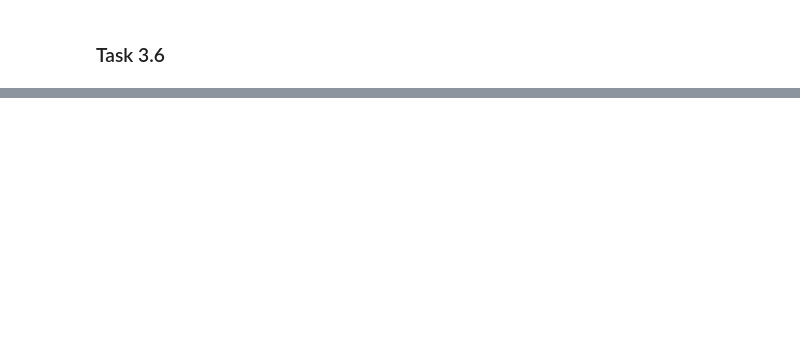
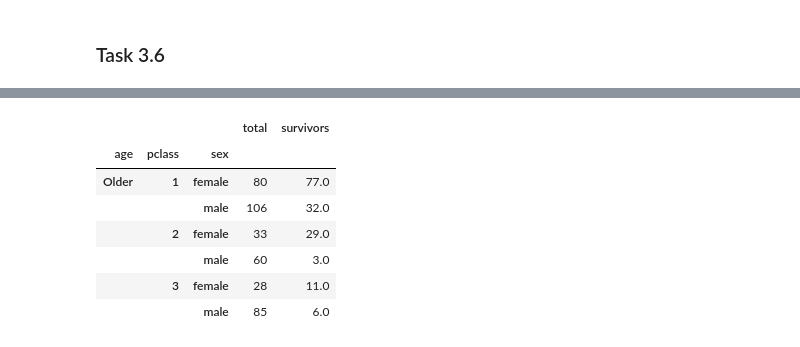
Before and after one commit to denhardt/ADA2017_GroupWork, a Jupyter notebook: 01 - Pandas and Data Wrangling/Homework 1.ipynb, the cells around one changed output, grey strips where cells are left out. Saved outputs shown, nothing was run; the diff lists cells and outputs as text; code cells hidden in the pictures; blank space fills up the shorter version.

```diff
--- a/01 - Pandas and Data Wrangling/Homework 1.ipynb
+++ b/01 - Pandas and Data Wrangling/Homework 1.ipynb
@@ -276,0 +278,27 @@ df.age.dropna(axis=0, inplace=True)
+# %%
+# Question: Create 2 equally populated age categories and calculate
+# survival proportions by age category, travel class and sex. Present
+# your results in a DataFrame with unique index.
+
+# Our analysis is based only on passengers that have a valid 'age'
+# field. The field is considered valid only if the value is not a NaN.
+# For this statistic we won't try guessing the passenger age when
+# the data is not provided.
+
+# We create our 2 equally populated categories as follow:
+# 1. We order the passengers by age in ascending order
+# 2. We drop from the table passengers with invalid 'age' value
+# 3. We separate the resulting dataframe in two with the cut
+#    point being half way down the table
+
+# The stats are then computed for each age category separately before
+# concatenating both resulting tables
+
+# 1.
+df.sort_values(['age'], axis=0, inplace=True)
+# 2.
+df.age.dropna(axis=0, inplace=True)
+# 3.
+mid = int(np.floor(len(df)/2))
+cat1 = df[:mid]
+cat2 = df[mid:]
@@ -276,0 +331,26 @@ df.age.dropna(axis=0, inplace=True)
+# %%
+# Survival proportions by age category, travel class and sex
+# Age Category #2
+
+class_tot = (cat2.groupby(['age', 'pclass', 'sex']).survived.describe())['count']
+survived = cat2.groupby(['age', 'pclass', 'sex', 'survived']).survived.describe()
+survived = (survived[survived['top'] == 1])['freq']
+survived = survived.reset_index('survived').drop('survived', axis=1)
+stats = pd.concat([class_tot, survived], axis=1).fillna(0)
+stats.columns = ['total', 'survivors']
+
+s2 = stats.groupby(['pclass', 'sex']).sum()
+
+s2['age'] = 'Older'
+s2.set_index('age', append=True, inplace=True)
+s2 = s2.reorder_levels(['age', 'pclass', 'sex'])
+s2
+# %% [output]
+|  |  |  | total | survivors |
+| age | pclass | sex |  |  |
+| Older | 1 | female | 80 | 77.0 |
+|  |  | male | 106 | 32.0 |
+|  | 2 | female | 33 | 29.0 |
+|  |  | male | 60 | 3.0 |
+|  | 3 | female | 28 | 11.0 |
+|  |  | male | 85 | 6.0 |
```
Also changed, not shown: parts of 7 cells of this notebook.
